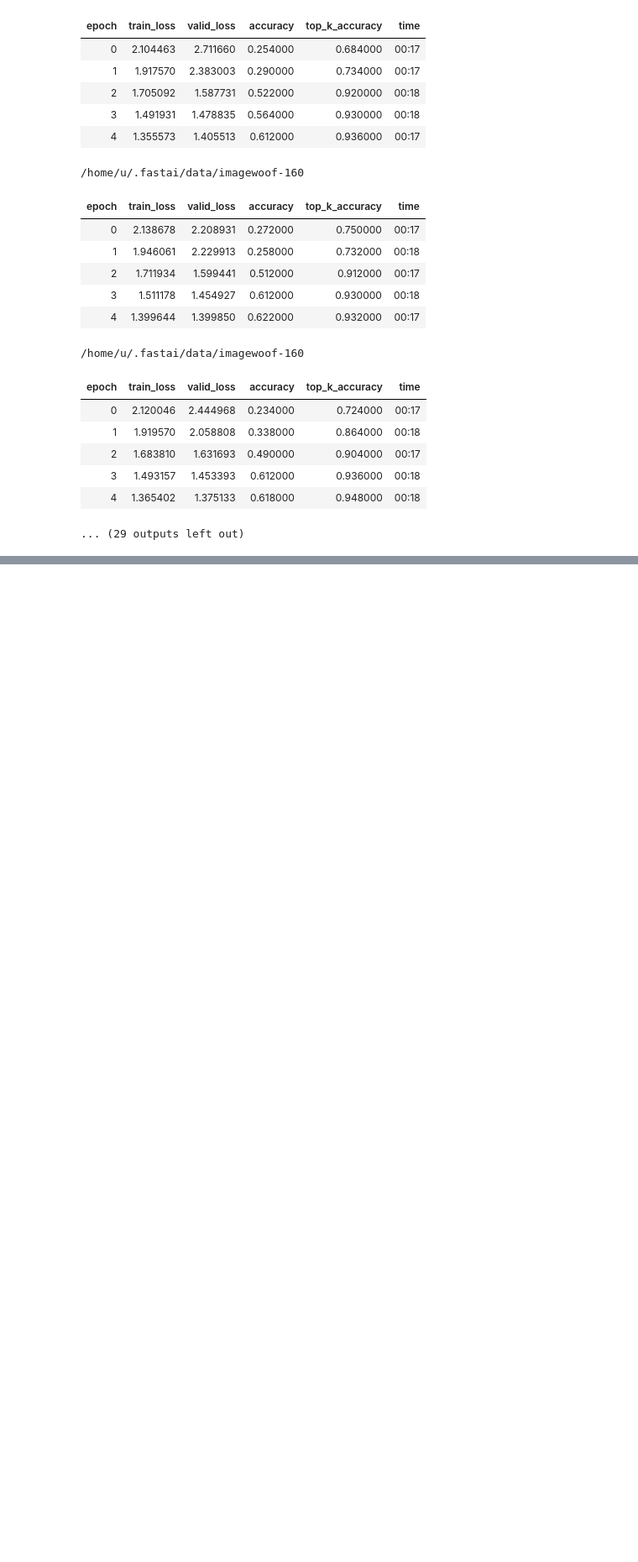
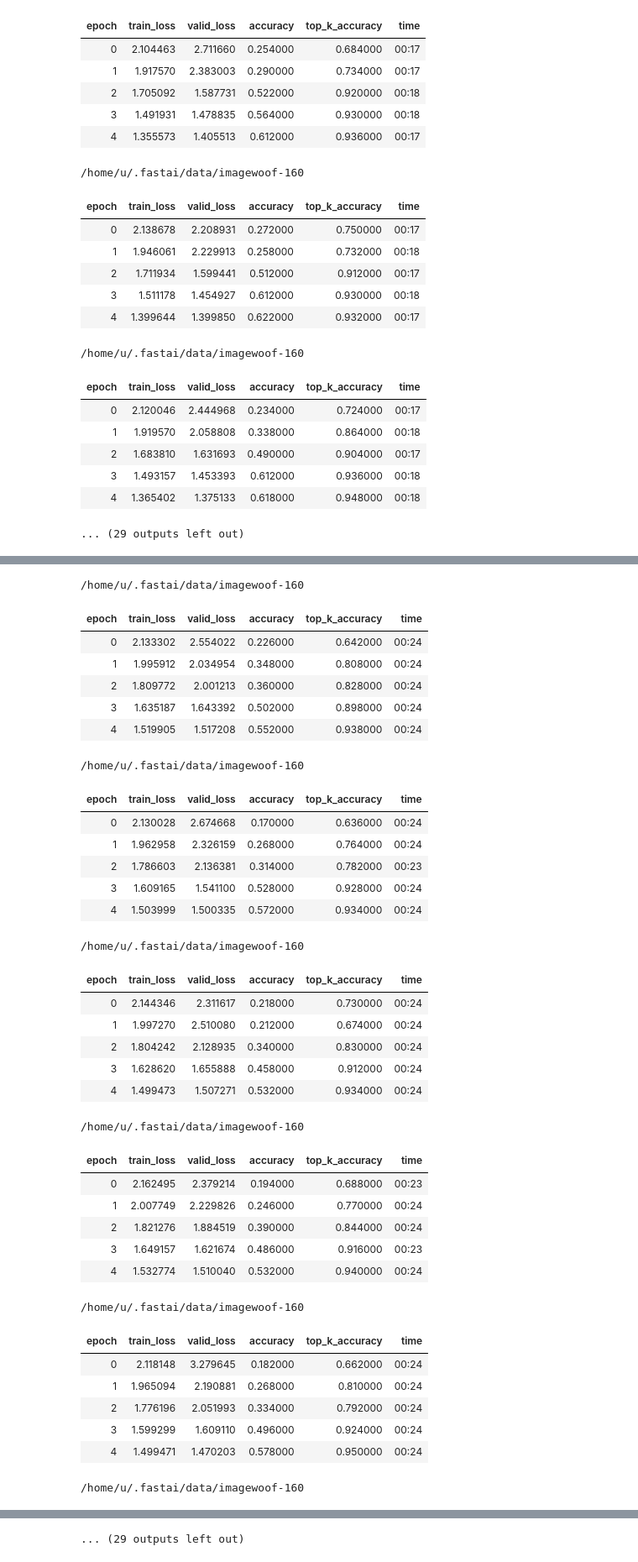
Before and after one commit to mgrankin/over9000, a Jupyter notebook: Imagewoof_128_5_epoch-bs64.ipynb, the cells around one changed output, grey strips where cells are left out. Shown at 84% size. Saved outputs shown, nothing was run; the diff lists cells and outputs as text; code cells hidden in the pictures; blank space fills up the shorter version.

```diff
--- a/Imagewoof_128_5_epoch-bs64.ipynb
+++ b/Imagewoof_128_5_epoch-bs64.ipynb
@@ -343,0 +346,40 @@
+# %%
+%run train.py --run 20 --woof 1 --size 128 --bs 64 --mixup 0 --sa 0 --epoch 5 --lr 1e-2 --gpu 2 \
+                --opt lamb
+# %% [output]
+/home/u/.fastai/data/imagewoof-160
+| epoch | train_loss | valid_loss | accuracy | top_k_accuracy | time |
+| 0 | 2.133302 | 2.554022 | 0.226000 | 0.642000 | 00:24 |
+| 1 | 1.995912 | 2.034954 | 0.348000 | 0.808000 | 00:24 |
+| 2 | 1.809772 | 2.001213 | 0.360000 | 0.828000 | 00:24 |
+| 3 | 1.635187 | 1.643392 | 0.502000 | 0.898000 | 00:24 |
+| 4 | 1.519905 | 1.517208 | 0.552000 | 0.938000 | 00:24 |
+/home/u/.fastai/data/imagewoof-160
+| epoch | train_loss | valid_loss | accuracy | top_k_accuracy | time |
+| 0 | 2.130028 | 2.674668 | 0.170000 | 0.636000 | 00:24 |
+| 1 | 1.962958 | 2.326159 | 0.268000 | 0.764000 | 00:24 |
+| 2 | 1.786603 | 2.136381 | 0.314000 | 0.782000 | 00:23 |
+| 3 | 1.609165 | 1.541100 | 0.528000 | 0.928000 | 00:24 |
+| 4 | 1.503999 | 1.500335 | 0.572000 | 0.934000 | 00:24 |
+/home/u/.fastai/data/imagewoof-160
+| epoch | train_loss | valid_loss | accuracy | top_k_accuracy | time |
+| 0 | 2.144346 | 2.311617 | 0.218000 | 0.730000 | 00:24 |
+| 1 | 1.997270 | 2.510080 | 0.212000 | 0.674000 | 00:24 |
+| 2 | 1.804242 | 2.128935 | 0.340000 | 0.830000 | 00:24 |
+| 3 | 1.628620 | 1.655888 | 0.458000 | 0.912000 | 00:24 |
+| 4 | 1.499473 | 1.507271 | 0.532000 | 0.934000 | 00:24 |
+/home/u/.fastai/data/imagewoof-160
+| epoch | train_loss | valid_loss | accuracy | top_k_accuracy | time |
+| 0 | 2.162495 | 2.379214 | 0.194000 | 0.688000 | 00:23 |
+| 1 | 2.007749 | 2.229826 | 0.246000 | 0.770000 | 00:24 |
+| 2 | 1.821276 | 1.884519 | 0.390000 | 0.844000 | 00:24 |
+| 3 | 1.649157 | 1.621674 | 0.486000 | 0.916000 | 00:23 |
+| 4 | 1.532774 | 1.510040 | 0.532000 | 0.940000 | 00:24 |
+/home/u/.fastai/data/imagewoof-160
+| epoch | train_loss | valid_loss | accuracy | top_k_accuracy | time |
+| 0 | 2.118148 | 3.279645 | 0.182000 | 0.662000 | 00:24 |
+| 1 | 1.965094 | 2.190881 | 0.268000 | 0.810000 | 00:24 |
+| 2 | 1.776196 | 2.051993 | 0.334000 | 0.792000 | 00:24 |
+| 3 | 1.599299 | 1.609110 | 0.496000 | 0.924000 | 00:24 |
+| 4 | 1.499471 | 1.470203 | 0.578000 | 0.950000 | 00:24 |
+/home/u/.fastai/data/imagewoof-160
@@ -343,0 +392 @@
+... (29 outputs left out)
```
Also changed, not shown: parts of 4 cells of this notebook, 3 other files.
